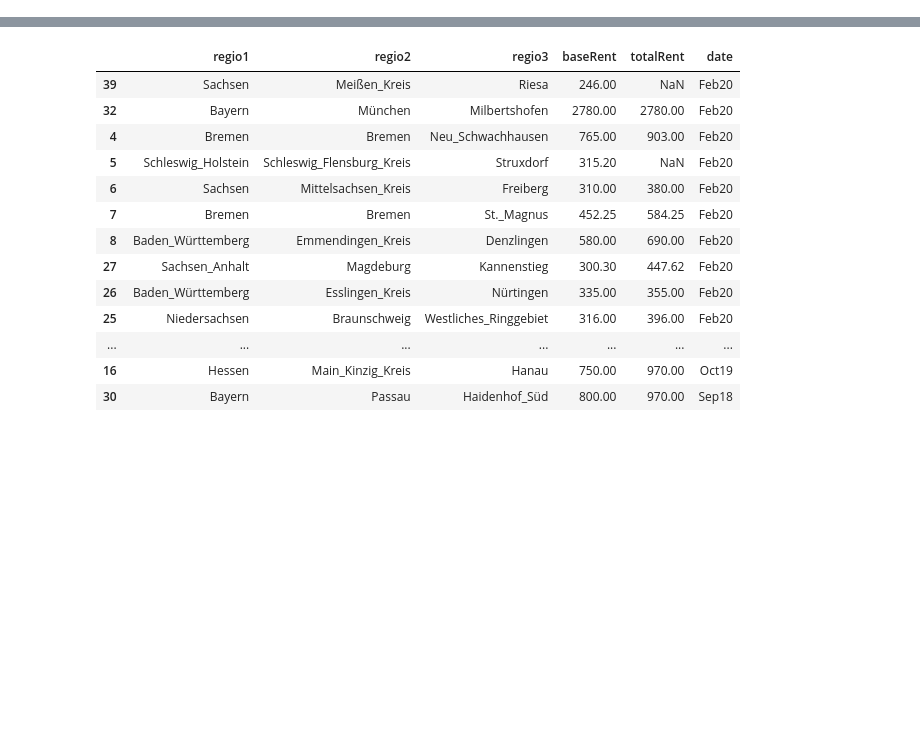
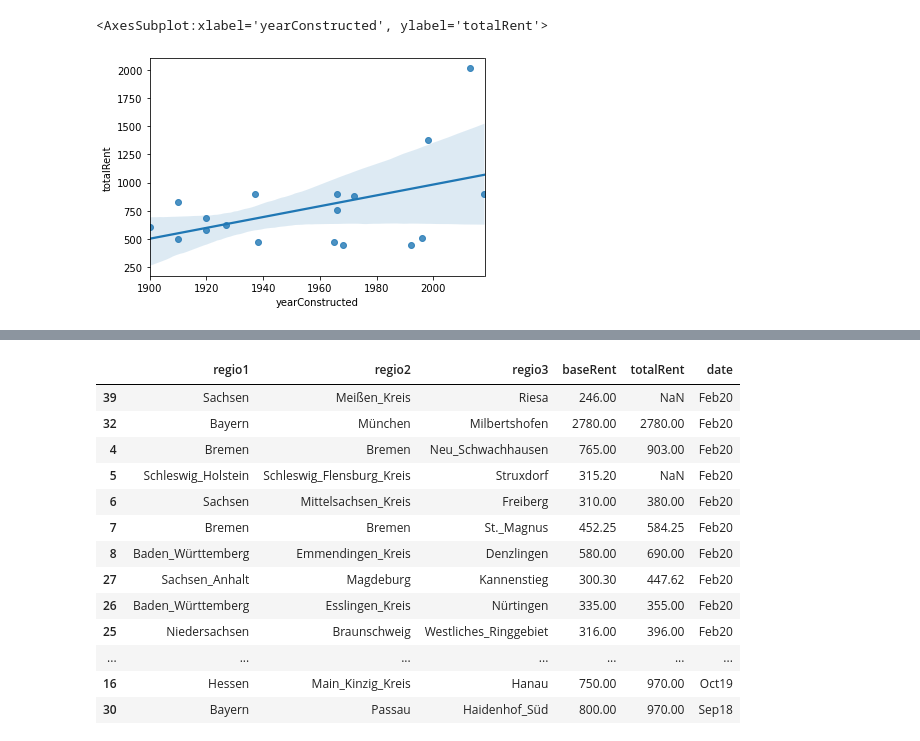
Before and after one commit to yuenfu001/Germany-EDA, a Jupyter notebook: EDA.ipynb, the cells around one changed output, grey strips where cells are left out. Cells and saved outputs as stored; diff of their text form; code cells hidden in the pictures; blank space fills up the shorter version.

```diff
--- a/EDA.ipynb
+++ b/EDA.ipynb
@@ -15,0 +22,6 @@ df.head()
+# %%
+SLR_df = df[["yearConstructed","totalRent"]].sample(20, random_state = 2)
+sns.regplot(x="yearConstructed",y="totalRent",data=SLR_df)
+# %% [output]
+<AxesSubplot:xlabel='yearConstructed', ylabel='totalRent'>
+[figure, added]
```
Also changed, not shown: parts of 18 cells of this notebook.
